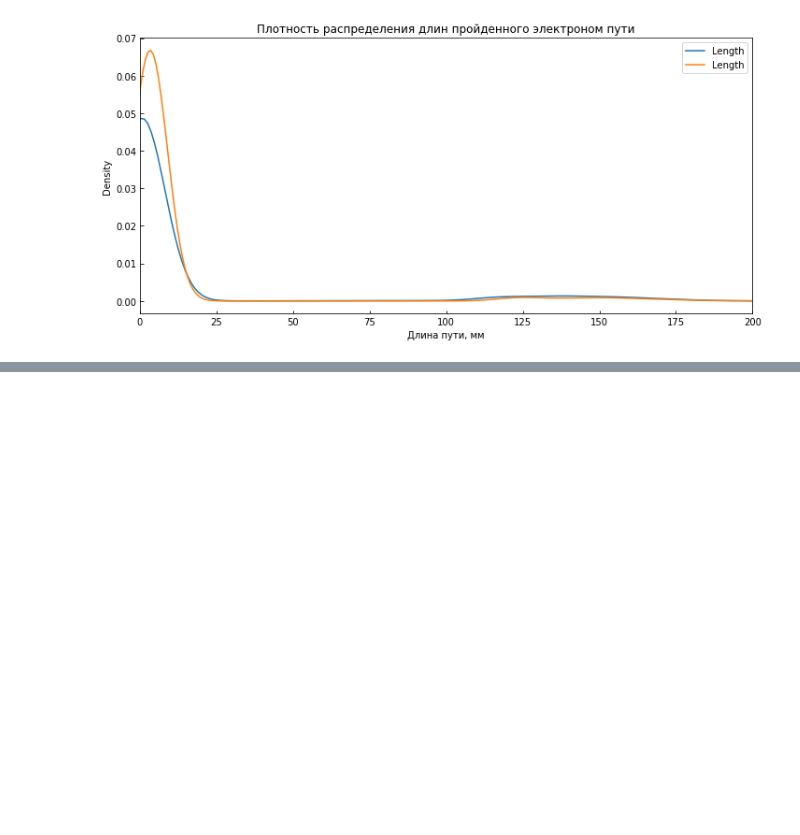
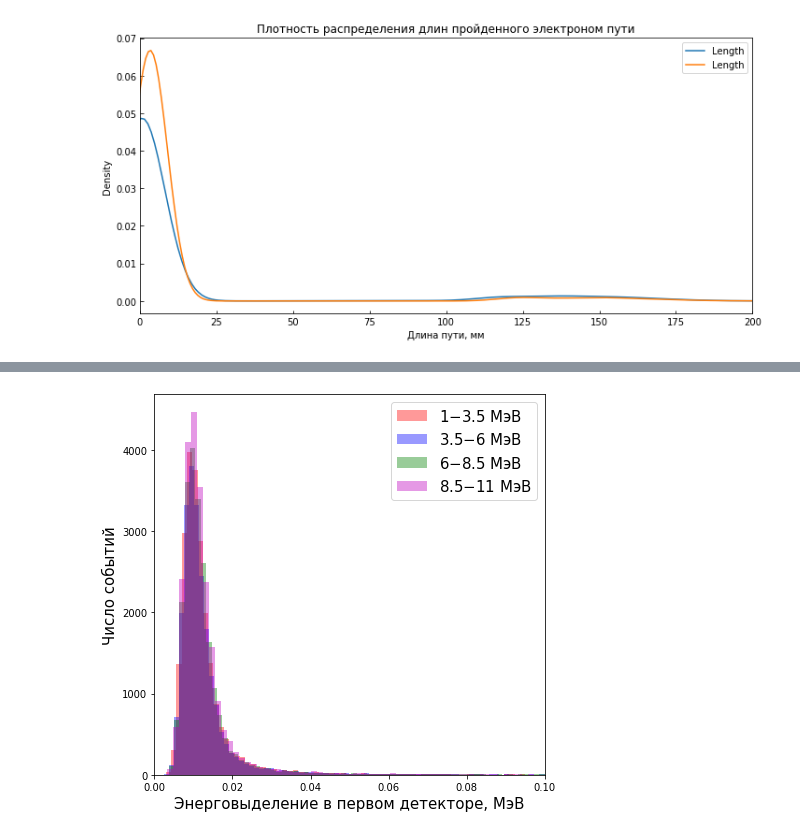
Before and after one commit to SanTelva/Cherencov, a Jupyter notebook: Untitled.ipynb, the cells around one changed output, grey strips where cells are left out. Cells and saved outputs as stored; diff of their text form; code cells hidden in the pictures; blank space fills up the shorter version.

```diff
--- a/Untitled.ipynb
+++ b/Untitled.ipynb
@@ -112,0 +156,13 @@ plt.savefig("distance.png")
+# %%
+fig, ax = plt.subplots(figsize=(7,7))
+ax.set_xlim(right = 0.1)
+sns_plot = sns.distplot(df1['edepSi1'],  color = 'r', label = '1$-$3.5 МэВ', ax = ax, kde = False, bins = 400)
+sns.distplot(df2['edepSi1'],  color = 'b', label = '3.5$-$6 МэВ', ax = ax, kde = False, bins = 400)
+sns.distplot(df3['edepSi1'],  color = 'g', label = '6$-$8.5 МэВ', ax = ax, kde = False, bins = 400)
+sns.distplot(df4['edepSi1'],  color = 'm', label = '8.5$-$11 МэВ', ax= ax, kde = False, bins = 400)
+ax.set_xlabel('Энерговыделение в первом детекторе, МэВ', fontsize=15)
+ax.set_ylabel('Число событий', fontsize=15)
+ax.legend(fontsize=15)
+plt.savefig("Result/EdepSi1Hist.png")
+# %% [output]
+[figure, added]
```
Also changed, not shown: parts of 5 cells of this notebook, 12 other files.
